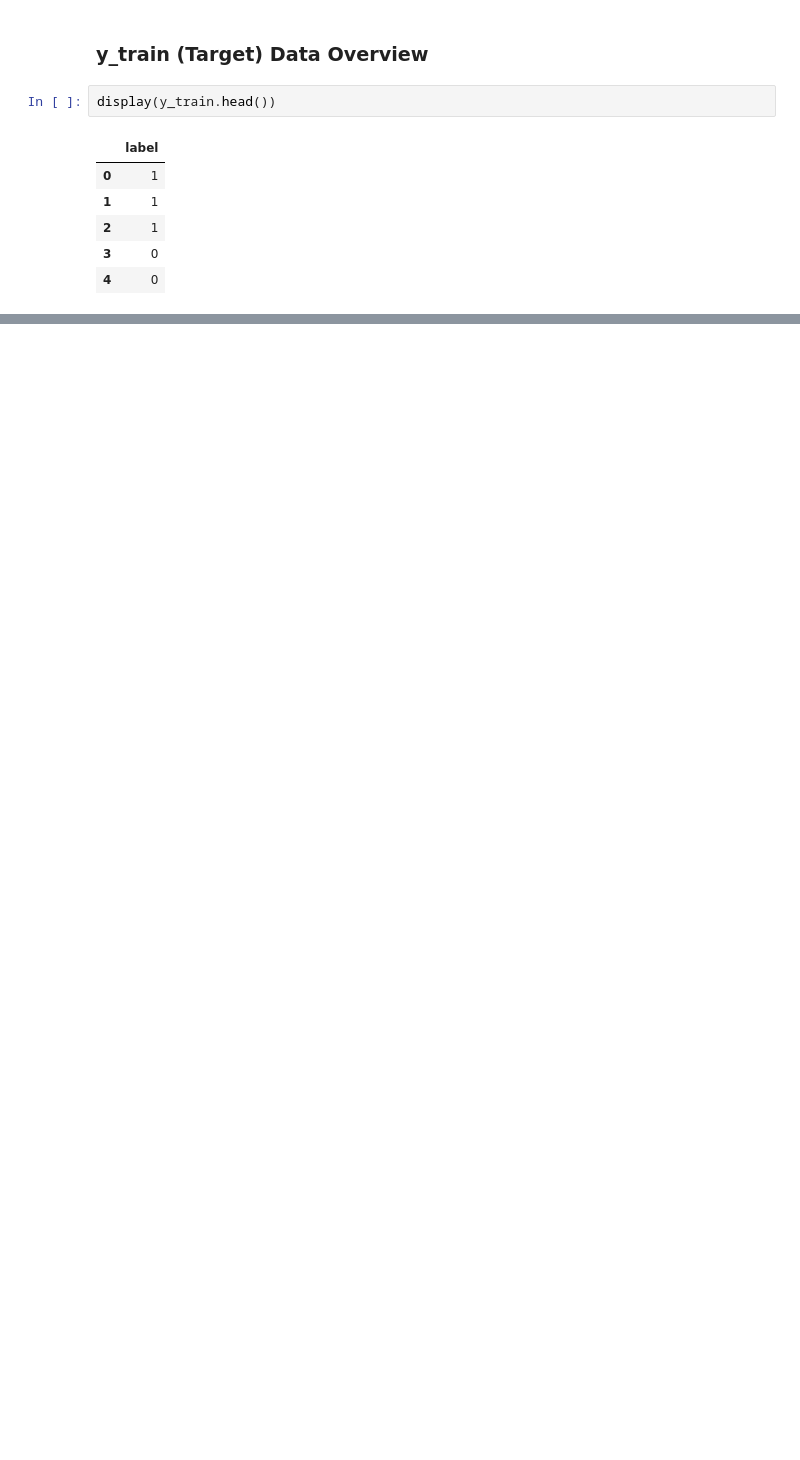
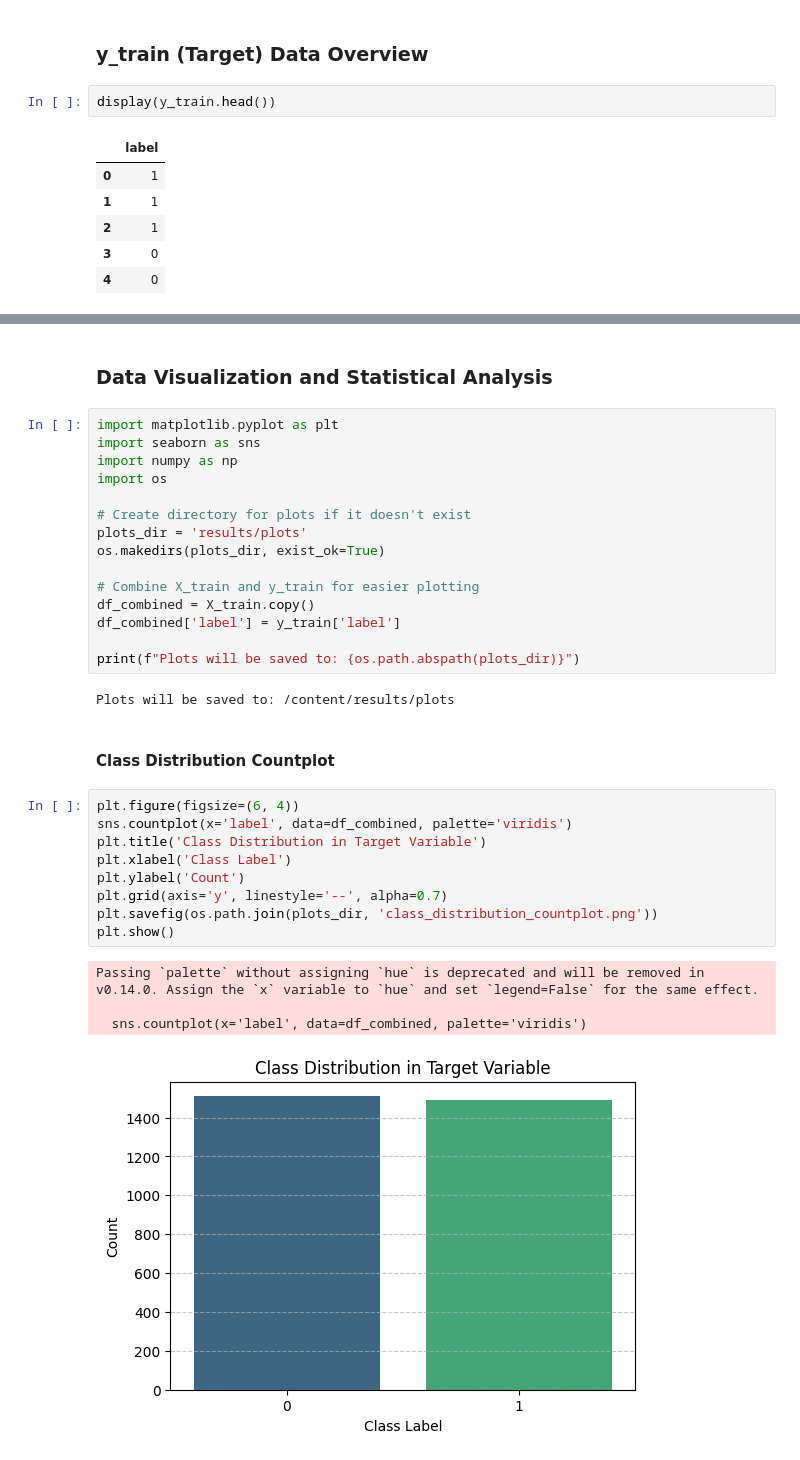
Before and after one commit to PRIYANSHUKUMAWAT1906/PRML_course_project-, a Jupyter notebook: main.ipynb, the cells around one changed output, grey strips where cells are left out. Cells and saved outputs as stored; diff of their text form; blank space fills up the shorter version.

Commit message:
EDA pipeline and dataset visualization added

```diff
--- a/main.ipynb
+++ b/main.ipynb
@@ -29,0 +104,35 @@ display(y_train.head())
+# %% [markdown]
+### Data Visualization and Statistical Analysis
+# %%
+import matplotlib.pyplot as plt
+import seaborn as sns
+import numpy as np
+import os
+
+# Create directory for plots if it doesn't exist
+plots_dir = 'results/plots'
+os.makedirs(plots_dir, exist_ok=True)
+
+# Combine X_train and y_train for easier plotting
+df_combined = X_train.copy()
+df_combined['label'] = y_train['label']
+
+print(f"Plots will be saved to: {os.path.abspath(plots_dir)}")
+# %% [output]
+Plots will be saved to: /content/results/plots
+# %% [markdown]
+#### Class Distribution Countplot
+# %%
+plt.figure(figsize=(6, 4))
+sns.countplot(x='label', data=df_combined, palette='viridis')
+plt.title('Class Distribution in Target Variable')
+plt.xlabel('Class Label')
+plt.ylabel('Count')
+plt.grid(axis='y', linestyle='--', alpha=0.7)
+plt.savefig(os.path.join(plots_dir, 'class_distribution_countplot.png'))
+plt.show()
+# %% [output]
+Passing `palette` without assigning `hue` is deprecated and will be removed in v0.14.0. Assign the `x` variable to `hue` and set `legend=False` for the same effect.
+
+  sns.countplot(x='label', data=df_combined, palette='viridis')
+[figure, added]
```
Also changed, not shown: parts of 31 cells of this notebook.
